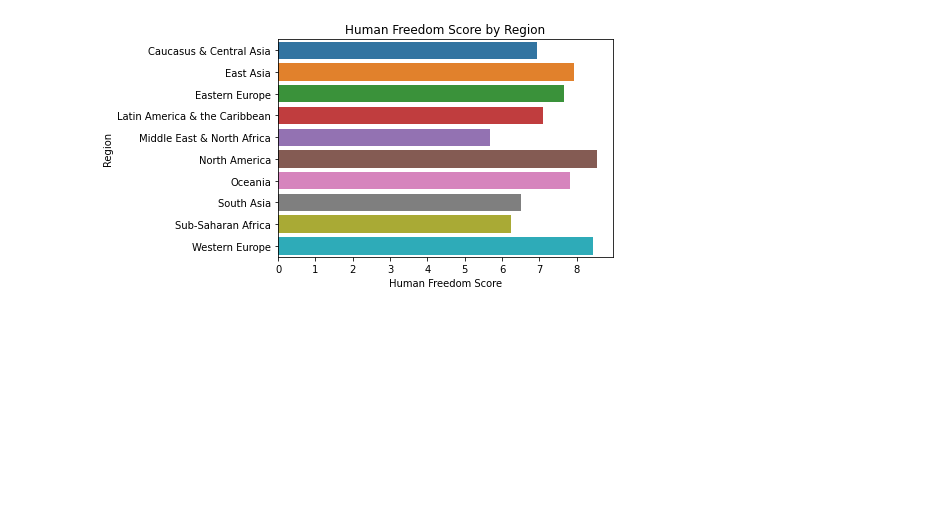
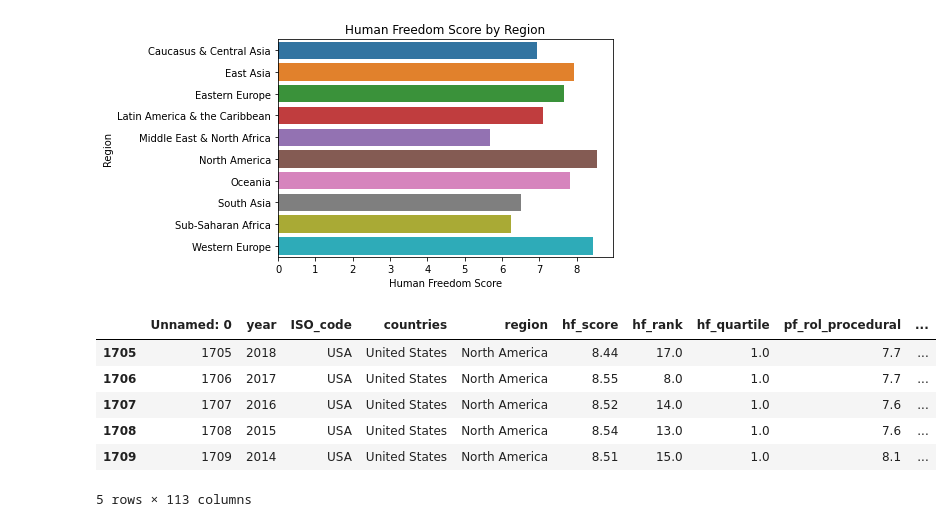
Before and after one commit to aroy2530/l2_demo_analysis, a Jupyter notebook: human_freedom_analysis.ipynb, the cells around one changed output. Cells and saved outputs as stored; diff of their text form; code cells hidden in the pictures; blank space fills up the shorter version.

```diff
--- a/human_freedom_analysis.ipynb
+++ b/human_freedom_analysis.ipynb
@@ -96,4 +96,13 @@ Text(0, 0.5, 'Region')
 # %%
 # look at USA
 
 data_US = data.loc[data['countries'] == 'United States']
+data_US.head()
+# %% [output]
+|  | Unnamed: 0 | year | ISO_code | countries | region | hf_score | hf_rank | hf_quartile | pf_rol_procedural | ... |
+| 1705 | 1705 | 2018 | USA | United States | North America | 8.44 | 17.0 | 1.0 | 7.7 | ... |
+| 1706 | 1706 | 2017 | USA | United States | North America | 8.55 | 8.0 | 1.0 | 7.7 | ... |
+| 1707 | 1707 | 2016 | USA | United States | North America | 8.52 | 14.0 | 1.0 | 7.6 | ... |
+| 1708 | 1708 | 2015 | USA | United States | North America | 8.54 | 13.0 | 1.0 | 7.6 | ... |
+| 1709 | 1709 | 2014 | USA | United States | North America | 8.51 | 15.0 | 1.0 | 8.1 | ... |
+5 rows × 113 columns
```
Also changed, not shown: parts of 2 cells of this notebook.
